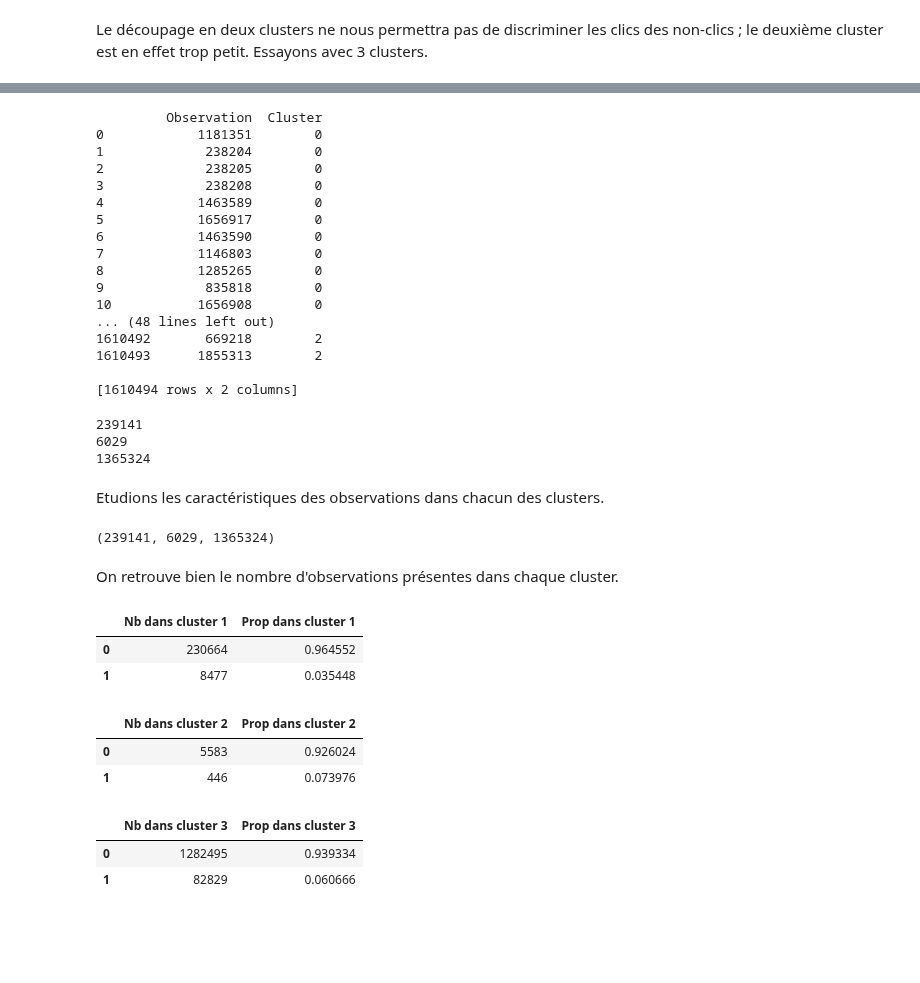
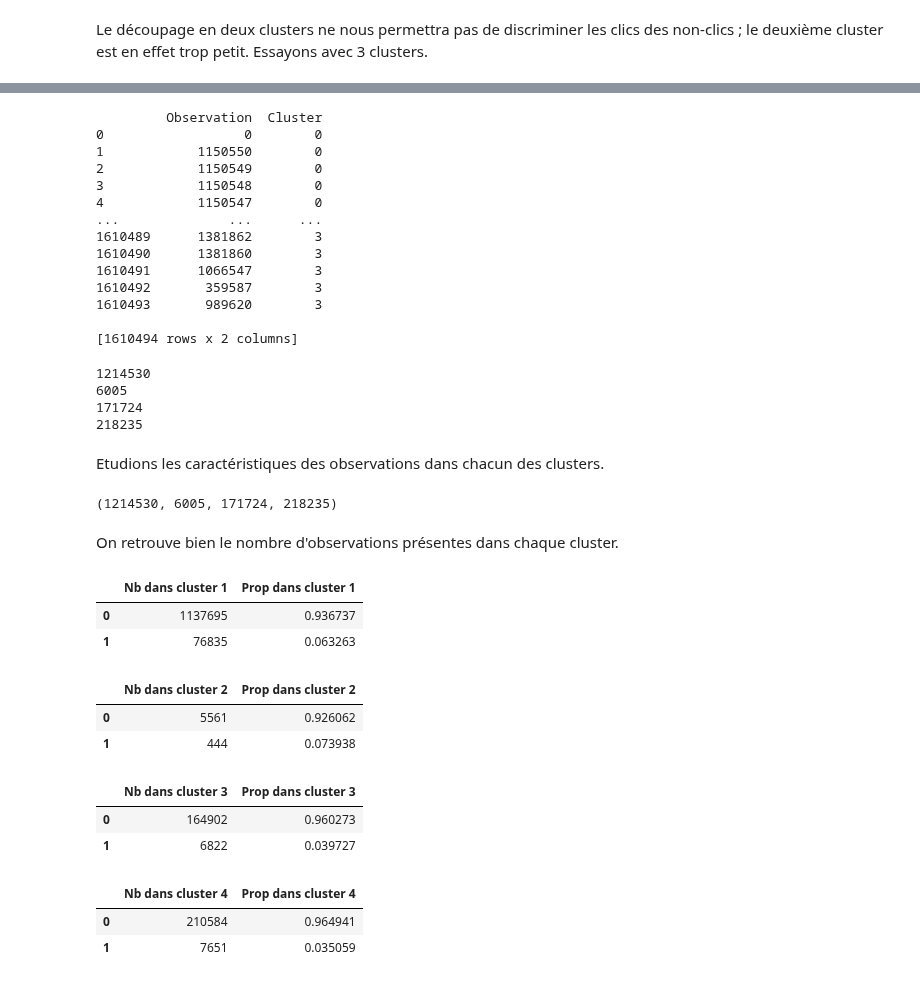
Before and after one commit to baptiste-pasquier/statapp, a Jupyter notebook: clustering.ipynb, the cells around one changed output, grey strips where cells are left out. Drawn from its saved outputs; the diff is of its cells as text; code cells hidden in the pictures; blank space fills up the shorter version.

Commit message:
Echantillonnage silhouette et quatre clusters

```diff
--- a/clustering.ipynb
+++ b/clustering.ipynb
@@ -119,8 +128,10 @@ Essayons avec 3 clusters.
 # %%
 # On va faire varier le nombre de clusters dans un intervalle réaliste, disons de 2 à 10.
-# res = np.arange(9, dtype="double")
-# for k in np.arange(9):
-    # km = KMeans(n_clusters=k+2)
-    # km.fit(Z)
-    # res[k] = silhouette_score(Z, km.labels_)
+taille_intervalle = 9
+res = np.arange(taille_intervalle, dtype="double")
+for k in np.arange(taille_intervalle):
+    kmeans = KMeans(n_clusters=k+2, random_state=GRAINE)
+    kmeans.fit(Z)
+    res[k] = silhouette_score(Z, kmeans.labels_, n_jobs=-1, sample_size=25000, random_state=GRAINE)
+    print(f"Nb clusters : {k+2} ; score silhouette : {res[k]}.")
 # print(res)
@@ -134,24 +157,21 @@ Essayons avec 3 clusters.
 # %%
-kmeans = KMeans(n_clusters=3, random_state=146355806)
+kmeans = KMeans(n_clusters=4, random_state=GRAINE)
 kmeans.fit(Z)
 idk = np.argsort(kmeans.labels_)
 print(pd.DataFrame({"Observation" : df_clusters.index[idk], "Cluster" : kmeans.labels_[idk]}))
 # %% [output]
          Observation  Cluster
-0            1181351        0
-1             238204        0
-2             238205        0
-3             238208        0
-4            1463589        0
-5            1656917        0
-6            1463590        0
-7            1146803        0
-8            1285265        0
-9             835818        0
-10           1656908        0
-... (48 lines left out)
-1610492       669218        2
-1610493      1855313        2
+0                  0        0
+1            1150550        0
+2            1150549        0
+3            1150548        0
+4            1150547        0
+...              ...      ...
+1610489      1381862        3
+1610490      1381860        3
+1610491      1066547        3
+1610492       359587        3
+1610493       989620        3
 
 [1610494 rows x 2 columns]
 # %%
@@ -159,10 +179,12 @@ nb_clusters1 = kmeans.labels_.tolist()
 print(nb_clusters1.count(0))
 print(nb_clusters1.count(1))
 print(nb_clusters1.count(2))
+print(nb_clusters1.count(3))
 # %% [output]
-239141
-6029
-1365324
+1214530
+6005
+171724
+218235
 # %% [markdown]
 Etudions les caractéristiques des observations dans chacun des clusters.
 # %%
@@ -170,6 +192,7 @@ A = pd.DataFrame({"Observation" : df_clusters.index[idk], "Cluster" : kmeans.lab
 L1 = [] # Liste qui contiendra les index des députés du cluster 1.
 L2 = [] # Liste qui contiendra les index des députés du cluster 2.
 L3 = [] # Liste qui contiendra les index des députés du cluster 3.
+L4 = [] # Liste qui contiendra les index des députés du cluster 4.
 for i in range(len(A)) :
     if A['Cluster'][i] == 0 :
         L1.append(A['Observation'][i])
@@ -177,33 +200,41 @@ for i in range(len(A)) :
         L2.append(A['Observation'][i])
     if A['Cluster'][i] == 2 :
         L3.append(A['Observation'][i])
+    if A['Cluster'][i] == 3 :
+        L4.append(A['Observation'][i])
 # %%
 df_cluster_1 = df.loc[L1] # Sous-table avec les députés du cluster 1.
 df_cluster_2 = df.loc[L2] # Sous-table avec les députés du cluster 2.
 df_cluster_3 = df.loc[L3] # Sous-table avec les députés du cluster 3.
+df_cluster_4 = df.loc[L4] # Sous-table avec les députés du cluster 4.
 # %%
-len(L1), len(L2), len(L3)
+len(L1), len(L2), len(L3), len(L4)
 # %% [output]
-(239141, 6029, 1365324)
+(1214530, 6005, 171724, 218235)
 # %% [markdown]
 On retrouve bien le nombre d'observations présentes dans chaque cluster.
 # %%
+# Répartition des clics et des non clics dans le cluster 1.
 display(pd.DataFrame({'Nb dans cluster 1' : df_cluster_1['is_display_clicked'].value_counts(), 'Prop dans cluster 1' : df_cluster_1['is_display_clicked'].value_counts(normalize=True)}))
-# Répartition des clics et des non clics dans le cluster 1..
+# Répartition des clics et des non clics dans le cluster 2.
 display(pd.DataFrame({'Nb dans cluster 2' : df_cluster_2['is_display_clicked'].value_counts(), 'Prop dans cluster 2' : df_cluster_2['is_display_clicked'].value_counts(normalize=True)}))
-# Répartition des clics et des non clics dans le cluster 2.
+# Répartition des clics et des non clics dans le cluster 3.
 display(pd.DataFrame({'Nb dans cluster 3' : df_cluster_3['is_display_clicked'].value_counts(), 'Prop dans cluster 3' : df_cluster_3['is_display_clicked'].value_counts(normalize=True)}))
-# Répartition des clics et des non clics dans le cluster 3.
+# Répartition des clics et des non clics dans le cluster 4.
+display(pd.DataFrame({'Nb dans cluster 4' : df_cluster_4['is_display_clicked'].value_counts(), 'Prop dans cluster 4' : df_cluster_4['is_display_clicked'].value_counts(normalize=True)}))
 # %% [output]
 |  | Nb dans cluster 1 | Prop dans cluster 1 |
-| 0 | 230664 | 0.964552 |
-| 1 | 8477 | 0.035448 |
+| 0 | 1137695 | 0.936737 |
+| 1 | 76835 | 0.063263 |
 |  | Nb dans cluster 2 | Prop dans cluster 2 |
-| 0 | 5583 | 0.926024 |
-| 1 | 446 | 0.073976 |
+| 0 | 5561 | 0.926062 |
+| 1 | 444 | 0.073938 |
 |  | Nb dans cluster 3 | Prop dans cluster 3 |
-| 0 | 1282495 | 0.939334 |
-| 1 | 82829 | 0.060666 |
+| 0 | 164902 | 0.960273 |
+| 1 | 6822 | 0.039727 |
+|  | Nb dans cluster 4 | Prop dans cluster 4 |
+| 0 | 210584 | 0.964941 |
+| 1 | 7651 | 0.035059 |
 # %%
 df_cluster_1.describe()
 # %% [output]
```
Also changed, not shown: parts of 10 cells of this notebook.
